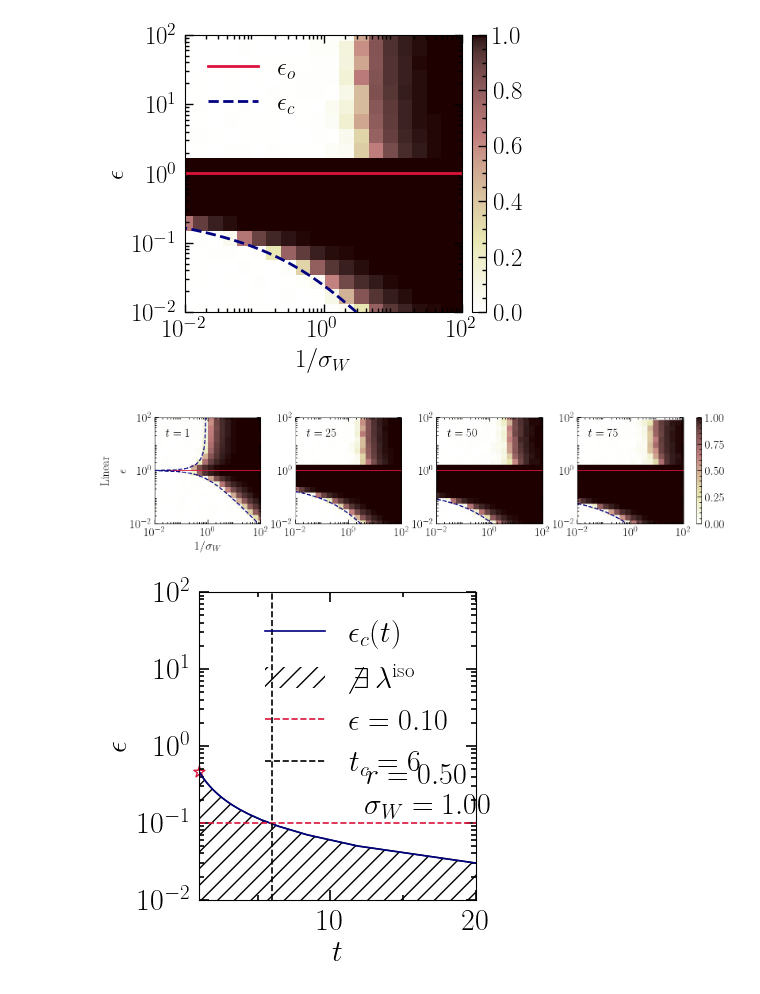
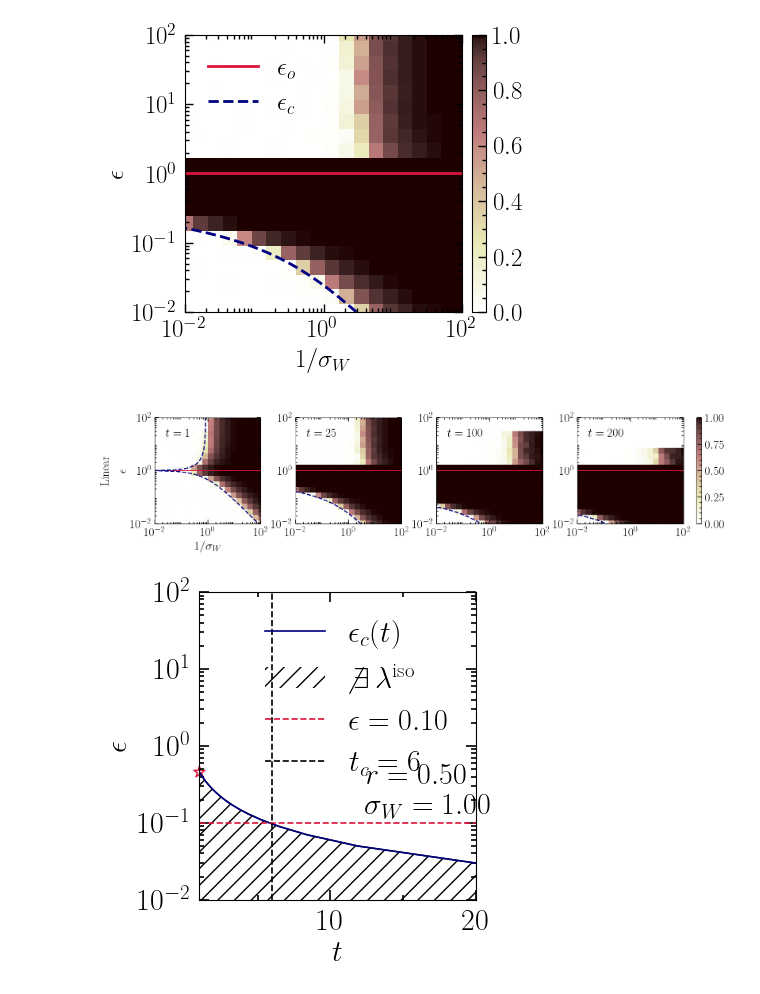
Before and after one commit to f-damico/BBP_in_SGD, a Jupyter notebook: src/notebooks/0.Linear_model.ipynb, the cells around one changed output. Drawn from its saved outputs; the diff is of its cells as text; code cells hidden in the pictures.

```diff
--- a/src/notebooks/0.Linear_model.ipynb
+++ b/src/notebooks/0.Linear_model.ipynb
@@ -472,7 +472,7 @@ def calculate_observables(data_dir, N, r, epsilon, sigma, alpha):
 # %%
 epsilon_list = np.logspace(-2, 2, 20)
 sigma_list = np.logspace(-2, 2, 20)
-epochs = 4 # For aa
+epochs = 8
 N = 100
 alpha = 200
 
@@ -805,7 +805,7 @@ plt.show()
 # %% [output]
 [figure]
 # %%
-epoch_list = [1, 2, 3]
+epoch_list = [1, 4, 8]
 from matplotlib.gridspec import GridSpec
 
 set_rc(scale=1.2)
@@ -927,34 +927,34 @@ for i, epoch in enumerate(epoch_list):
         s=r"$t=%d$"%(epoch*25)
     )
 
     nice_style(
         ax,
         ylim=(1e-2, 1e2),
         xlim=(1e-2, 1e2),
         logx=True, logy=True,
         xticks=[1e-2, 1e0, 1e2], yticks=[1e-2, 1e0, 1e2]
     )
 
     ax.set_aspect('equal')
 
     axes.append(ax)
 
 
 cbar = fig.colorbar(
     pcm,
     ax=axes,
     location='right',
     shrink=0.77,
     pad=0.02
 )
 
 plt.tight_layout()
 
 plt.savefig(plot_dir0+"linear_q2_time_dep.pdf")
 
 plt.show()
 # %% [output]
-[figure, old version]
+[figure, new version]
 # %%
 epsilon_list = np.linspace(0.01, 0.99, 50)
 sigma = 1.
```
Also changed, not shown: parts of 9 cells of this notebook, 7 other files.
